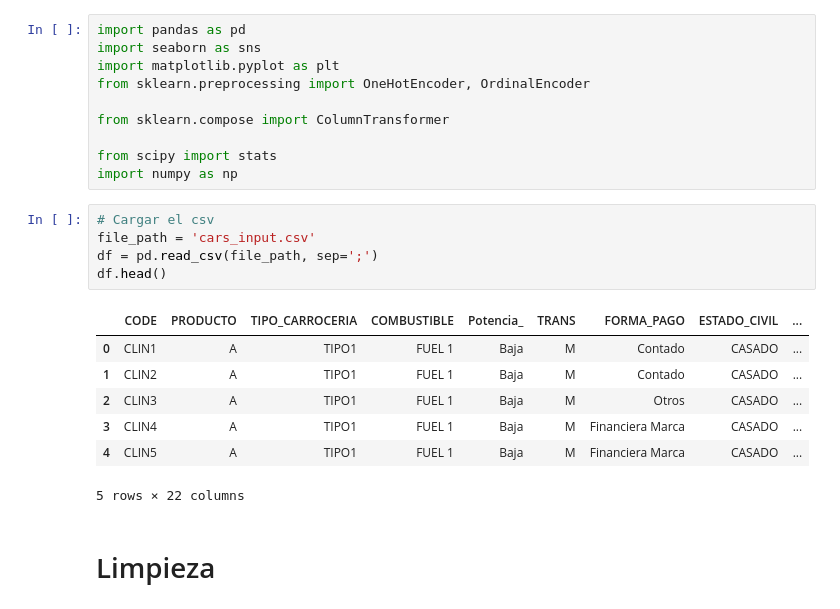
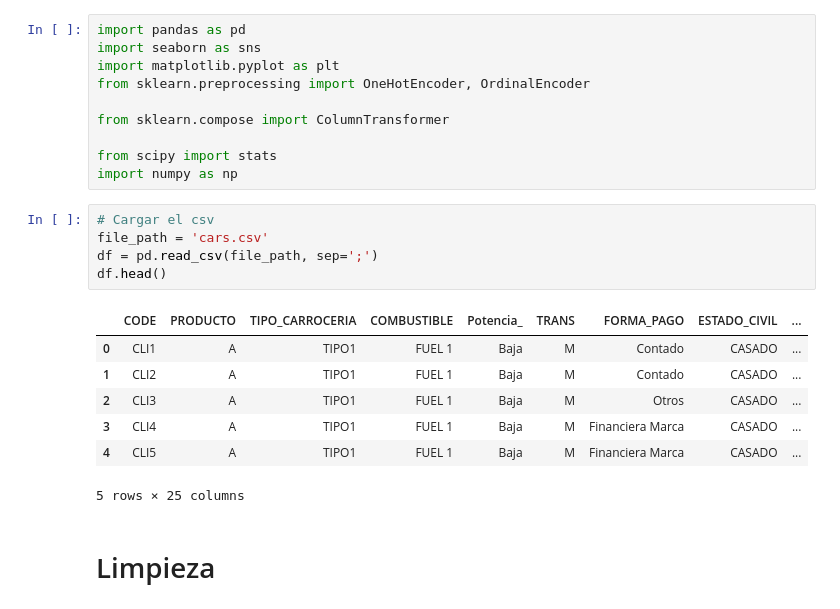
Before and after one commit to jzazooro/Optimizacionenredes1, a Jupyter notebook: prueba.ipynb, the cells around one changed output. Cells and saved outputs as stored; diff of their text form.

```diff
--- a/prueba.ipynb
+++ b/prueba.ipynb
@@ -10,17 +10,17 @@ from scipy import stats
 import numpy as np
 # %%
 # Cargar el csv
-file_path = 'cars_input.csv'
+file_path = 'cars.csv'
 df = pd.read_csv(file_path, sep=';')
 df.head()
 # %% [output]
 |  | CODE | PRODUCTO | TIPO_CARROCERIA | COMBUSTIBLE | Potencia_ | TRANS | FORMA_PAGO | ESTADO_CIVIL | ... |
-| 0 | CLIN1 | A | TIPO1 | FUEL 1 | Baja | M | Contado | CASADO | ... |
-| 1 | CLIN2 | A | TIPO1 | FUEL 1 | Baja | M | Contado | CASADO | ... |
-| 2 | CLIN3 | A | TIPO1 | FUEL 1 | Baja | M | Otros | CASADO | ... |
-| 3 | CLIN4 | A | TIPO1 | FUEL 1 | Baja | M | Financiera Marca | CASADO | ... |
-| 4 | CLIN5 | A | TIPO1 | FUEL 1 | Baja | M | Financiera Marca | CASADO | ... |
+| 0 | CLI1 | A | TIPO1 | FUEL 1 | Baja | M | Contado | CASADO | ... |
+| 1 | CLI2 | A | TIPO1 | FUEL 1 | Baja | M | Contado | CASADO | ... |
+| 2 | CLI3 | A | TIPO1 | FUEL 1 | Baja | M | Otros | CASADO | ... |
+| 3 | CLI4 | A | TIPO1 | FUEL 1 | Baja | M | Financiera Marca | CASADO | ... |
+| 4 | CLI5 | A | TIPO1 | FUEL 1 | Baja | M | Financiera Marca | CASADO | ... |
-5 rows × 22 columns
+5 rows × 25 columns
 # %% [markdown]
 # Limpieza
 # %%
```
Also changed, not shown: parts of 26 cells of this notebook.
